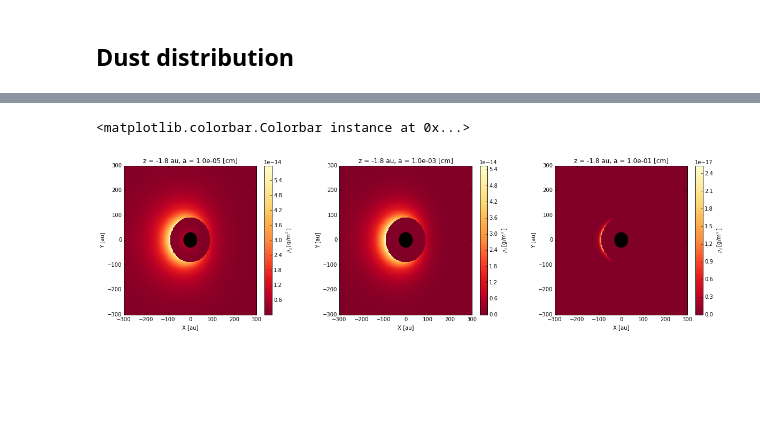
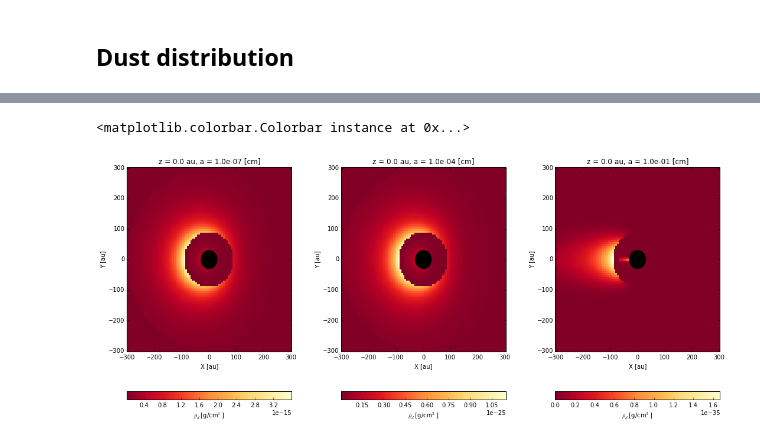
Before and after one commit to SebaMarino/ipython-notes, a Jupyter notebook: Lopsided dust ring_model1.ipynb, the cells around one changed output, grey strips where cells are left out. Saved outputs shown, nothing was run; the diff lists cells and outputs as text; code cells hidden in the pictures; blank space fills up the shorter version.

```diff
--- a/Lopsided dust ring_model1.ipynb
+++ b/Lopsided dust ring_model1.ipynb
@@ -27,8 +27,8 @@ gamma=1.0
 r_c= 180              # [au] radius of reference for Sigmap_c
 Sp_c = 10.0           # [g/cm^2]
 
-N=301
-Nz=51
+N=101
+Nz=21
 Rmax=300              # [au]  max x or y of the sampling
 Zmax=3.0*Rmax*h_scale # [au]  max z of the zampling
 dx=dy=Rmax*2.0/(N-1)
@@ -76,9 +76,9 @@ def rho_p(r,z,h_scale,gap_depth,r_c,Sp_c,gamma):
 #----------------------------------------------------MAIN
 
 rhop_g=np.zeros((Nz,N,N))
-X=np.linspace(-Rmax,Rmax,N)-dx/2.0
-Y=np.linspace(-Rmax,Rmax,N)-dy/2.0
-Z=np.linspace(-Zmax,Zmax,Nz)-dz/2.0
+X=np.linspace(-Rmax,Rmax+dx,N+1)
+Y=np.linspace(-Rmax,Rmax+dy,N+1)
+Z=np.linspace(-Zmax,Zmax+dz,Nz+1)
 
 #--------Axisymetric solution
 for j in range(N):
@@ -225,6 +232,6 @@ $$ \mathrm{St}=\frac{a\rho_{s}}{\Sigma_{g}}\frac{\pi}{2} $$
 or
 $$ \mathrm{St} = \sqrt{\frac{\pi}{8}} \frac{a}{H} \frac{\rho_s}{\rho_{g}} $$
 # %%
-C=1.0                 # Normalization factor
 alpha_t=1e-3          # dimensionless Turbulence parameter
 rho_s= 1.0            # [g/cm^3]
+ep=0.01               # dust to gas ratio
@@ -276,45 +370,44 @@ Rho1=rho_d1[(Nz-1)/2,:,:]
 Rho2=rho_d2[(Nz-1)/2,:,:]
 Rho3=rho_d3[(Nz-1)/2,:,:]
 
 
-
-plt.figure(figsize=(20,5))
+plt.figure(figsize=(18,8))
 plt.subplot(1,3,1)
 plt.subplots_adjust(wspace = 0.3)
 plt.title("z = %0.1f au, a = %1.1e [cm]" % (Z[(Nz-1)/2],a1))
-plt.pcolor(X,Y,Rho1, cmap=plt.cm.YlOrRd_r, vmin=np.min(Rho1[np.nonzero(Rho1)]), vmax=np.max(Rho1[np.nonzero(Rho1)]))
-plt.xlim(X[0],X[N-1])
-plt.ylim(Y[0],Y[N-1])
+plt.pcolor(X-dx/2.0,Y-dy/2.0,Rho1, cmap=plt.cm.YlOrRd_r, vmin=np.min(Rho1[np.nonzero(Rho1)]), vmax=np.max(Rho1[np.nonzero(Rho1)]))
+plt.xlim(X[0]-dx/2.0,X[N]-dx/2.0)
+plt.ylim(Y[0]-dy/2.0,Y[N]-dy/2.0)
 plt.xlabel('X [au]')
 plt.ylabel('Y [au]')
 fig = plt.gcf()
 circle=plt.Circle((0,0),Rmin,color="black",fill=True)
 fig.gca().add_artist(circle)
-plt.colorbar(orientation='vertical', label=r'$\rho_{d}$ [g/m$^3$]')
+plt.colorbar(orientation='horizontal', label=r'$\rho_{d}$ [g/cm$^3$]')
 
 plt.subplot(1,3,2)
 plt.title("z = %0.1f au, a = %1.1e [cm]" % (Z[(Nz-1)/2],a2))
-plt.pcolor(X,Y,Rho2, cmap=plt.cm.YlOrRd_r, vmin=np.min(Rho2[np.nonzero(Rho2)]), vmax=np.max(Rho2[np.nonzero(Rho2)]))
-plt.xlim(X[0],X[N-1])
-plt.ylim(Y[0],Y[N-1])
+plt.pcolor(X-dx/2.0,Y-dy/2.0,Rho2, cmap=plt.cm.YlOrRd_r, vmin=np.min(Rho2[np.nonzero(Rho2)]), vmax=np.max(Rho2[np.nonzero(Rho2)]))
+plt.xlim(X[0]-dx/2.0,X[N]-dx/2.0)
+plt.ylim(Y[0]-dy/2.0,Y[N]-dy/2.0)
 plt.xlabel('X [au]')
 plt.ylabel('Y [au]')
 fig = plt.gcf()
 circle=plt.Circle((0,0),Rmin,color="black",fill=True)
 fig.gca().add_artist(circle)
-plt.colorbar(orientation='vertical', label=r'$\rho_{d}$ [g/m$^3$]')
+plt.colorbar(orientation='horizontal', label=r'$\rho_{d}$ [g/cm$^3$]')
 
 plt.subplot(1,3,3)
 plt.title("z = %0.1f au, a = %1.1e [cm]" % (Z[(Nz-1)/2],a3))
-plt.pcolor(X,Y,Rho3, cmap=plt.cm.YlOrRd_r, vmin=np.min(Rho3[np.nonzero(Rho3)]), vmax=np.max(Rho3[np.nonzero(Rho3)]))
-plt.xlim(X[0],X[N-1])
-plt.ylim(Y[0],Y[N-1])
+plt.pcolor(X-dx/2.0,Y-dy/2.0,Rho3, cmap=plt.cm.YlOrRd_r, vmin=np.min(Rho3[np.nonzero(Rho3)]), vmax=np.max(Rho3[np.nonzero(Rho3)]))
+plt.xlim(X[0]-dx/2.0,X[N]-dx/2.0)
+plt.ylim(Y[0]-dy/2.0,Y[N]-dy/2.0)
 plt.xlabel('X [au]')
 plt.ylabel('Y [au]')
 fig = plt.gcf()
 circle=plt.Circle((0,0),Rmin,color="black",fill=True)
 fig.gca().add_artist(circle)
-plt.colorbar(orientation='vertical', label=r'$\rho_{d}$ [g/m$^3$]')
+plt.colorbar(orientation='horizontal', label=r'$\rho_{d}$ [g/cm$^3$]')
 # %% [output]
 <matplotlib.colorbar.Colorbar instance at 0x...>
-[figure, old version]
+[figure, new version]
```
Also changed, not shown: parts of 8 cells of this notebook, 1 other file.
